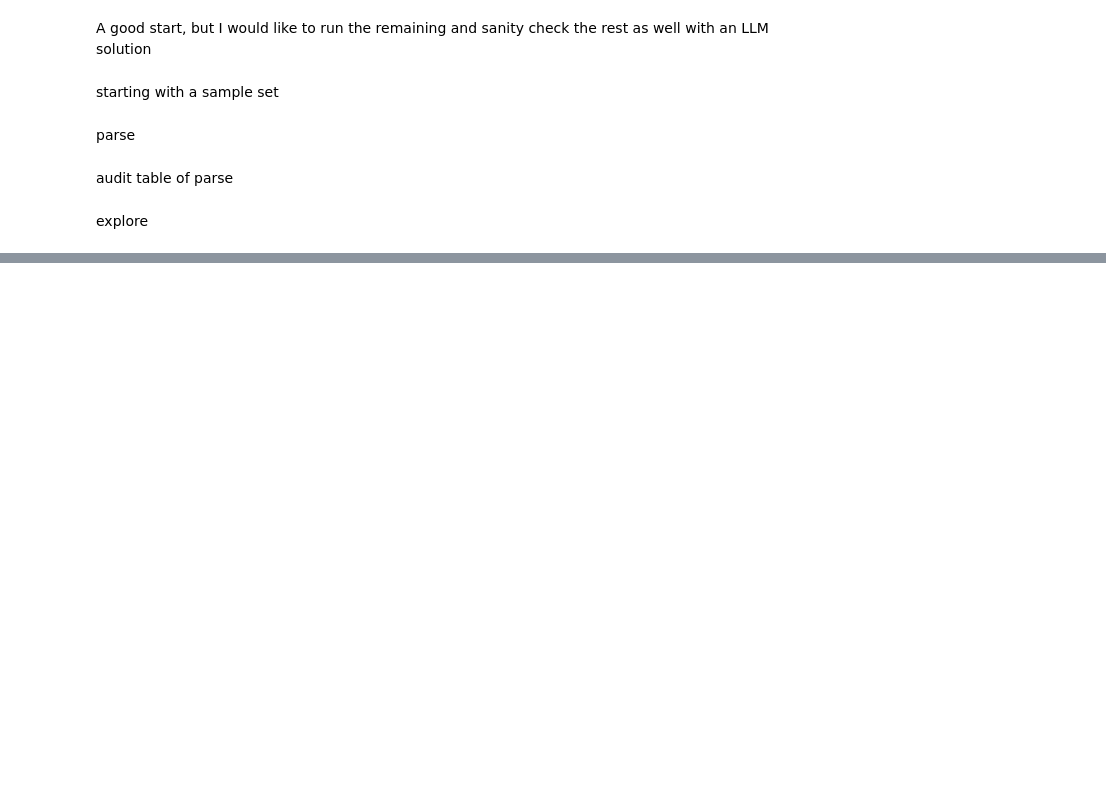
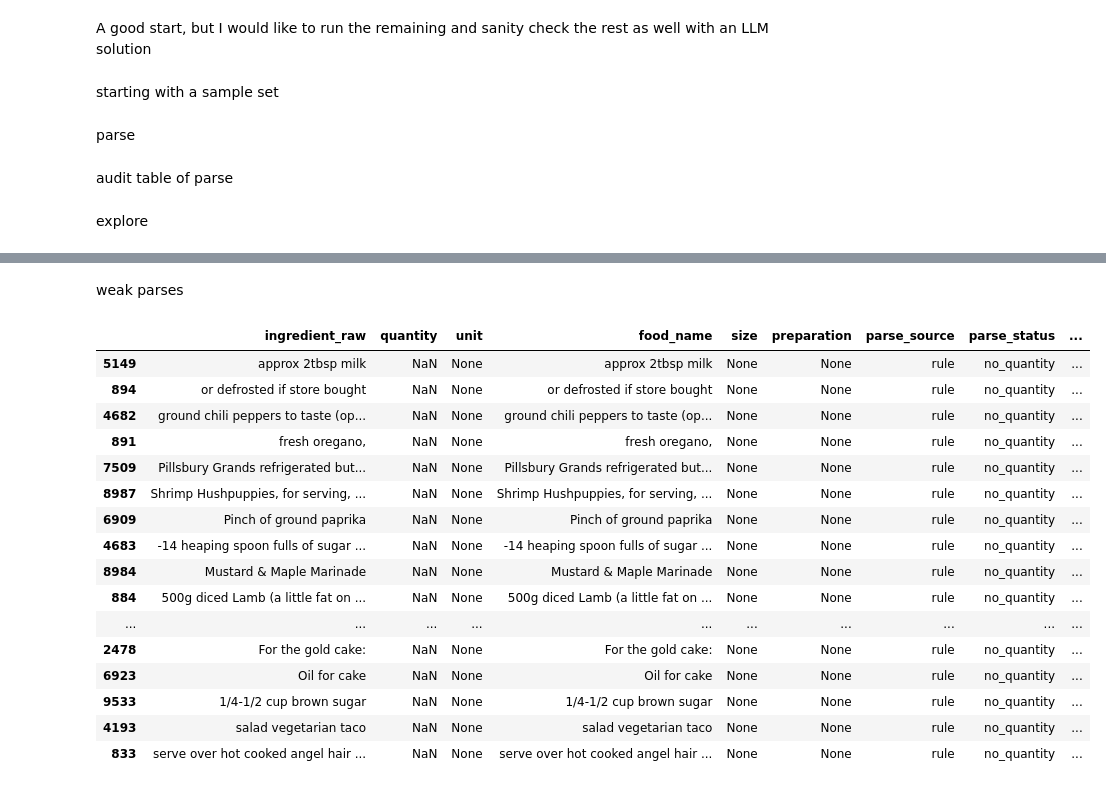
Before and after one commit to dcosta224/Capstone, a Jupyter notebook: portion-test.ipynb, the cells around one changed output, grey strips where cells are left out. Cells and saved outputs as stored; diff of their text form; code cells hidden in the pictures; blank space fills up the shorter version.

```diff
--- a/portion-test.ipynb
+++ b/portion-test.ipynb
@@ -281,0 +290,7 @@ for x in sample_ingredients[:5]:
+# %%
+sample_unique_ingredients = unique_ingredients.sample(
+    n=10000,
+    random_state=42
+).reset_index(drop=True)
+
+sample_unique_ingredients.head()
@@ -281,0 +369,21 @@ for x in sample_ingredients[:5]:
+# %%
+def parse_quantity(qty_text):
+    if qty_text is None:
+        return None
+
+    qty_text = str(qty_text).strip().lower()
+
+    if qty_text in TEXT_AMOUNTS:
+        return float(TEXT_AMOUNTS[qty_text])
+
+    try:
+        # handles "1 1/2"
+        if " " in qty_text:
+            parts = qty_text.split()
+            return float(Fraction(parts[0])) + float(Fraction(parts[1]))
+
+        # handles "1/2" and "2"
+        return float(Fraction(qty_text))
+
+    except Exception:
+        return None
@@ -281,0 +531,6 @@ for x in sample_ingredients[:5]:
+# %%
+rule_parsed_sample = pd.DataFrame(
+    [simple_rule_parse(x) for x in sample_unique_ingredients]
+)
+
+rule_parsed_sample.head()
@@ -281,0 +569,22 @@ for x in sample_ingredients[:5]:
+# %% [markdown]
+weak parses
+# %%
+rule_parsed_sample.sort_values("confidence").head(50)
+# %% [output]
+|  | ingredient_raw | quantity | unit | food_name | size | preparation | parse_source | parse_status | ... |
+| 5149 | approx 2tbsp milk | NaN | None | approx 2tbsp milk | None | None | rule | no_quantity | ... |
+| 894 | or defrosted if store bought | NaN | None | or defrosted if store bought | None | None | rule | no_quantity | ... |
+| 4682 | ground chili peppers to taste (op... | NaN | None | ground chili peppers to taste (op... | None | None | rule | no_quantity | ... |
+| 891 | fresh oregano, | NaN | None | fresh oregano, | None | None | rule | no_quantity | ... |
+| 7509 | Pillsbury Grands refrigerated but... | NaN | None | Pillsbury Grands refrigerated but... | None | None | rule | no_quantity | ... |
+| 8987 | Shrimp Hushpuppies, for serving, ... | NaN | None | Shrimp Hushpuppies, for serving, ... | None | None | rule | no_quantity | ... |
+| 6909 | Pinch of ground paprika | NaN | None | Pinch of ground paprika | None | None | rule | no_quantity | ... |
+| 4683 | -14 heaping spoon fulls of sugar ... | NaN | None | -14 heaping spoon fulls of sugar ... | None | None | rule | no_quantity | ... |
+| 8984 | Mustard & Maple Marinade | NaN | None | Mustard & Maple Marinade | None | None | rule | no_quantity | ... |
+| 884 | 500g diced Lamb (a little fat on ... | NaN | None | 500g diced Lamb (a little fat on ... | None | None | rule | no_quantity | ... |
+| ... | ... | ... | ... | ... | ... | ... | ... | ... | ... |
+| 2478 | For the gold cake: | NaN | None | For the gold cake: | None | None | rule | no_quantity | ... |
+| 6923 | Oil for cake | NaN | None | Oil for cake | None | None | rule | no_quantity | ... |
+| 9533 | 1/4-1/2 cup brown sugar | NaN | None | 1/4-1/2 cup brown sugar | None | None | rule | no_quantity | ... |
+| 4193 | salad vegetarian taco | NaN | None | salad vegetarian taco | None | None | rule | no_quantity | ... |
+| 833 | serve over hot cooked angel hair ... | NaN | None | serve over hot cooked angel hair ... | None | None | rule | no_quantity | ... |
```
Also changed, not shown: parts of 32 cells of this notebook.
